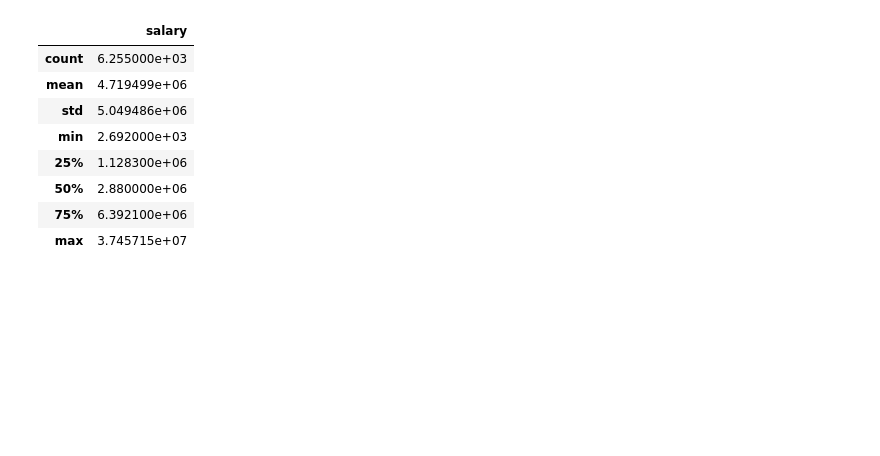
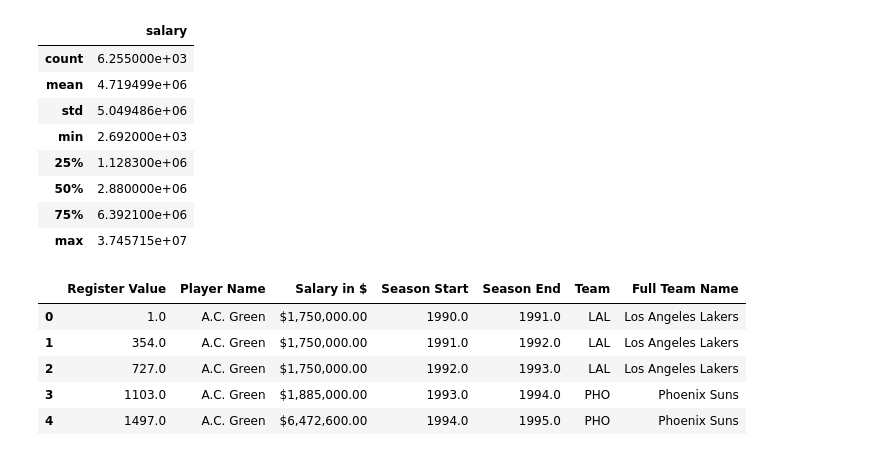
Before and after one commit to chunheisiu/NBA-POTW-Visualization, a Jupyter notebook: Scratch.ipynb, the cells around one changed output. Drawn from its saved outputs; the diff is of its cells as text; code cells hidden in the pictures; blank space fills up the shorter version.

```diff
--- a/Scratch.ipynb
+++ b/Scratch.ipynb
@@ -120,3 +120,14 @@ salary.describe()
 | 50% | 2.880000e+06 |
 | 75% | 6.392100e+06 |
 | max | 3.745715e+07 |
+# %%
+## Data Source: https://data.world/datadavis/nba-salaries
+salary2 = pd.read_csv('Salaries_(1990-2017).csv')
+salary2.head()
+# %% [output]
+|  | Register Value | Player Name | Salary in $ | Season Start | Season End | Team | Full Team Name |
+| 0 | 1.0 | A.C. Green | $1,750,000.00 | 1990.0 | 1991.0 | LAL | Los Angeles Lakers |
+| 1 | 354.0 | A.C. Green | $1,750,000.00 | 1991.0 | 1992.0 | LAL | Los Angeles Lakers |
+| 2 | 727.0 | A.C. Green | $1,750,000.00 | 1992.0 | 1993.0 | LAL | Los Angeles Lakers |
+| 3 | 1103.0 | A.C. Green | $1,885,000.00 | 1993.0 | 1994.0 | PHO | Phoenix Suns |
+| 4 | 1497.0 | A.C. Green | $6,472,600.00 | 1994.0 | 1995.0 | PHO | Phoenix Suns |
```
Also changed, not shown: parts of 1 cell of this notebook, 3 other files.
